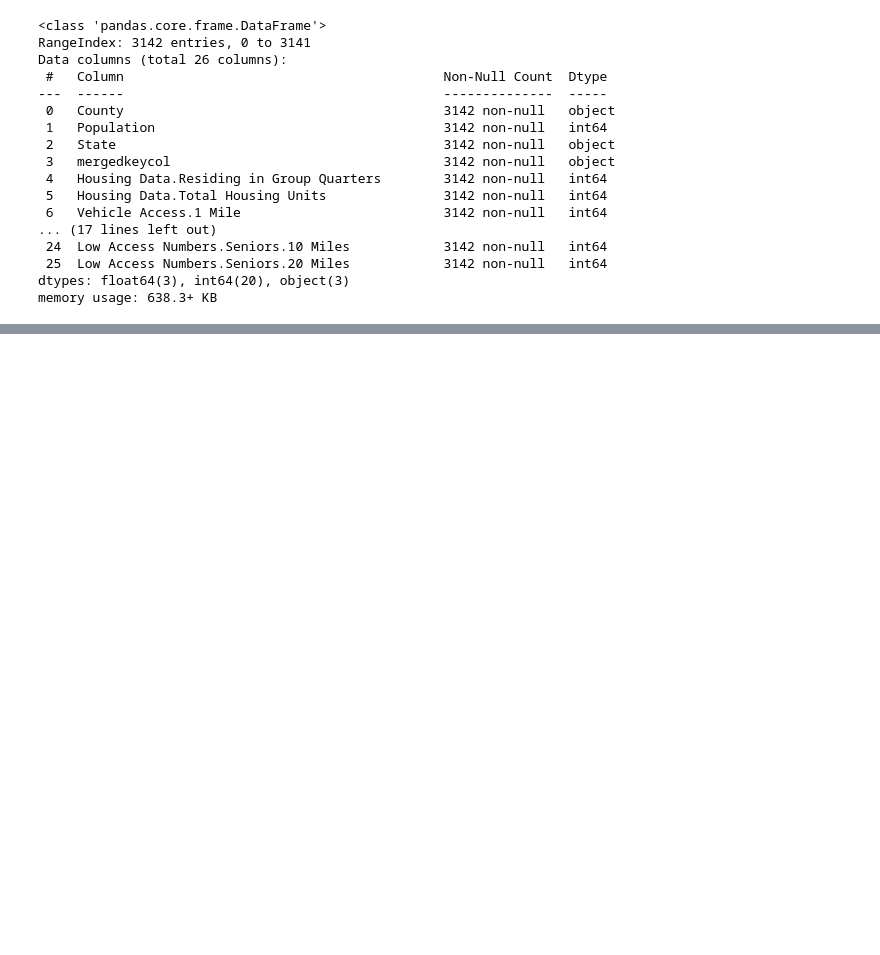
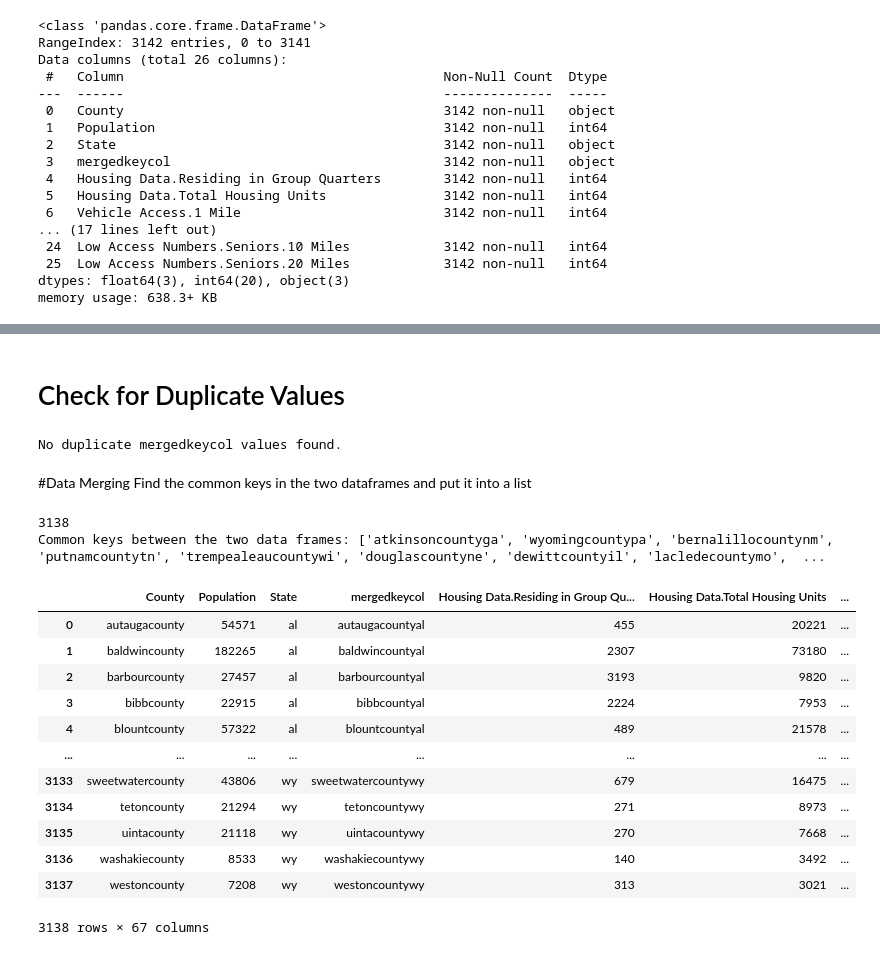
Before and after one commit to nidhicodes4045/datascience442, a Jupyter notebook: Project_Dataset_Cleaning.ipynb, the cells around one changed output, grey strips where cells are left out. Saved outputs shown, nothing was run; the diff lists cells and outputs as text; code cells hidden in the pictures; blank space fills up the shorter version.

```diff
--- a/Project_Dataset_Cleaning.ipynb
+++ b/Project_Dataset_Cleaning.ipynb
@@ -337,0 +661,18 @@ memory usage: 638.3+ KB
+# %%
+# Define replacement values based on median
+replacement_values = {
+    mode_food_df.columns[7]: 7.0,          # Vehicle Access.10 Miles
+    mode_food_df.columns[17]: 16444.5,     # Low Access Numbers.People.1 Mile
+    mode_food_df.columns[22]: 2416.0       # Low Access Numbers.Seniors.1/2 Mile
+}
+columns_to_replace = list(replacement_values.keys())
+
+# Normalize missing values
+mode_food_df[columns_to_replace] = mode_food_df[columns_to_replace].replace(["", " ", "N/A", "n/a", "NULL", "null"], None)
+
+# Convert to numeric and fill missing values
+mode_food_df[columns_to_replace] = mode_food_df[columns_to_replace].apply(pd.to_numeric, errors='coerce').fillna(replacement_values)
+
+# Verify the changes
+from IPython.display import display
+display(mode_food_df[replacement_values.keys()].describe())
@@ -337,0 +733,6 @@ memory usage: 638.3+ KB
+# %%
+#Apply the lowercase and strip functions to the State and County cols county df
+#Apply the preprocessing functions to food df
+mode_food_df["County"] = mode_food_df["County"].apply(lowerandstriptext)
+mode_food_df["State"] = mode_food_df["State"].apply(convertstate)
+mode_food_df.head()
@@ -337,0 +753,3 @@ memory usage: 638.3+ KB
+# %%
+#Insert merged columns at index 2 and 3 for county and food dfs respectively
+mode_food_df.insert(3, "mergedkeycol", mode_food_df['County'] + mode_food_df['State'])
@@ -337,0 +816,48 @@ memory usage: 638.3+ KB
+# %% [markdown]
+# Check for Duplicate Values
+# %%
+# Check for duplicates in mergedkeycol
+duplicate_counts = mode_food_df['mergedkeycol'].value_counts()
+duplicates = duplicate_counts[duplicate_counts > 1].to_frame().reset_index()
+duplicates.columns = ['mergedkeycol', 'count']
+
+# Display duplicates if any exist
+if not duplicates.empty:
+    from IPython.display import display
+    print("Duplicate mergedkeycol values found:")
+    display(duplicates)
+else:
+    print("No duplicate mergedkeycol values found.")
+# %% [output]
+No duplicate mergedkeycol values found.
+# %% [markdown]
+#Data Merging
+Find the common keys in the two dataframes and put it into a list
+# %%
+
+common_keys = list(set(mode_food_df['mergedkeycol']) & set(county_df['mergedkeycol'])) # & means intersection
+print(len(common_keys))
+print("Common keys between the two data frames: " + str(common_keys))
+
+# don't want duplicate county and state columns after merging
+county_df_cols_to_keep = [col for col in county_df.columns if col not in ['County', 'State']]
+county_df_to_merge = county_df[county_df_cols_to_keep]
+
+merged_df = pd.merge(mode_food_df, county_df_to_merge, on='mergedkeycol', how='inner')
+merged_df
+# %% [output]
+3138
+Common keys between the two data frames: ['atkinsoncountyga', 'wyomingcountypa', 'bernalillocountynm', 'putnamcountytn', 'trempealeaucountywi', 'douglascountyne', 'dewittcountyil', 'lacledecountymo',  ...
+|  | County | Population | State | mergedkeycol | Housing Data.Residing in Group Qu... | Housing Data.Total Housing Units | ... |
+| 0 | autaugacounty | 54571 | al | autaugacountyal | 455 | 20221 | ... |
+| 1 | baldwincounty | 182265 | al | baldwincountyal | 2307 | 73180 | ... |
+| 2 | barbourcounty | 27457 | al | barbourcountyal | 3193 | 9820 | ... |
+| 3 | bibbcounty | 22915 | al | bibbcountyal | 2224 | 7953 | ... |
+| 4 | blountcounty | 57322 | al | blountcountyal | 489 | 21578 | ... |
+| ... | ... | ... | ... | ... | ... | ... | ... |
+| 3133 | sweetwatercounty | 43806 | wy | sweetwatercountywy | 679 | 16475 | ... |
+| 3134 | tetoncounty | 21294 | wy | tetoncountywy | 271 | 8973 | ... |
+| 3135 | uintacounty | 21118 | wy | uintacountywy | 270 | 7668 | ... |
+| 3136 | washakiecounty | 8533 | wy | washakiecountywy | 140 | 3492 | ... |
+| 3137 | westoncounty | 7208 | wy | westoncountywy | 313 | 3021 | ... |
+3138 rows × 67 columns
```
Also changed, not shown: parts of 45 cells of this notebook.
